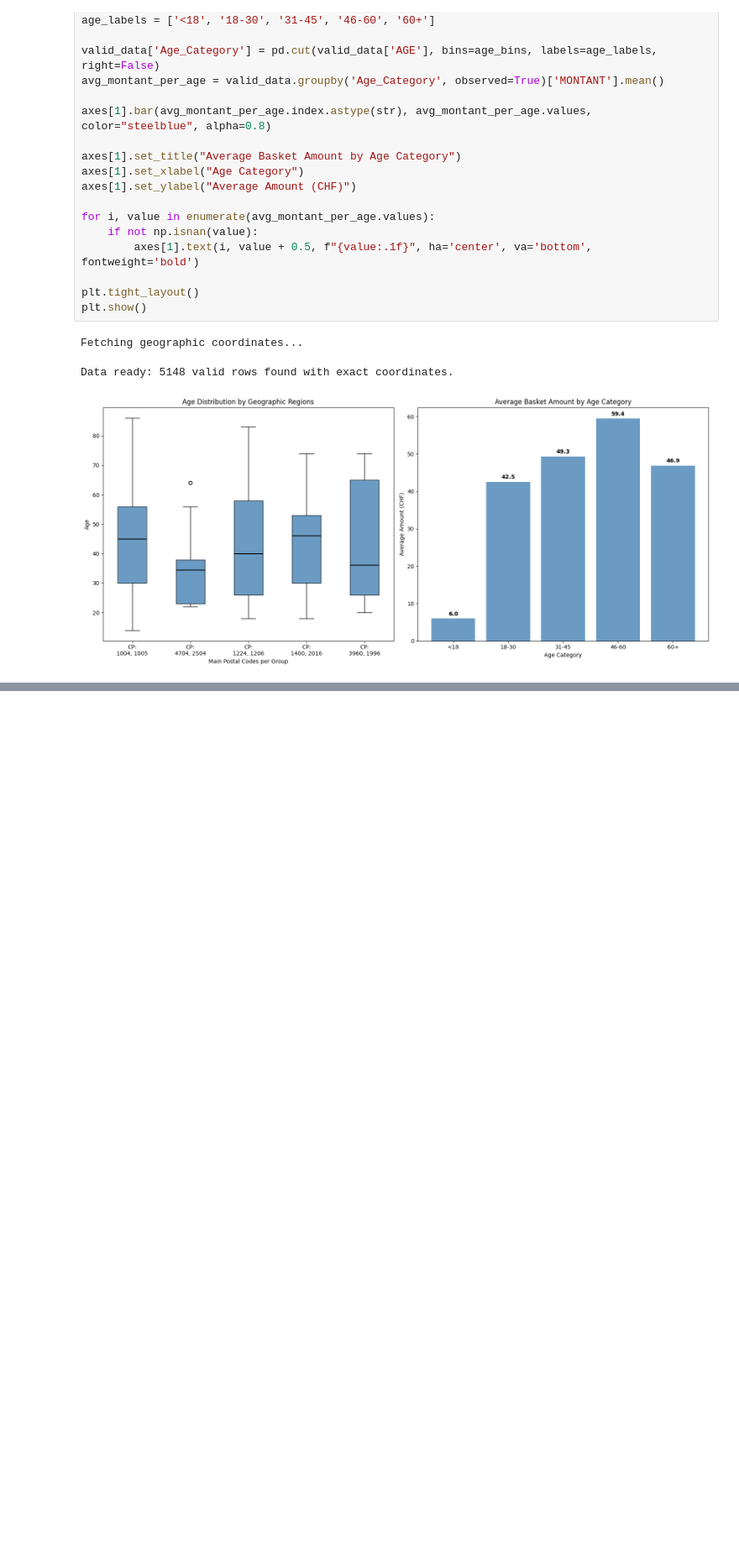
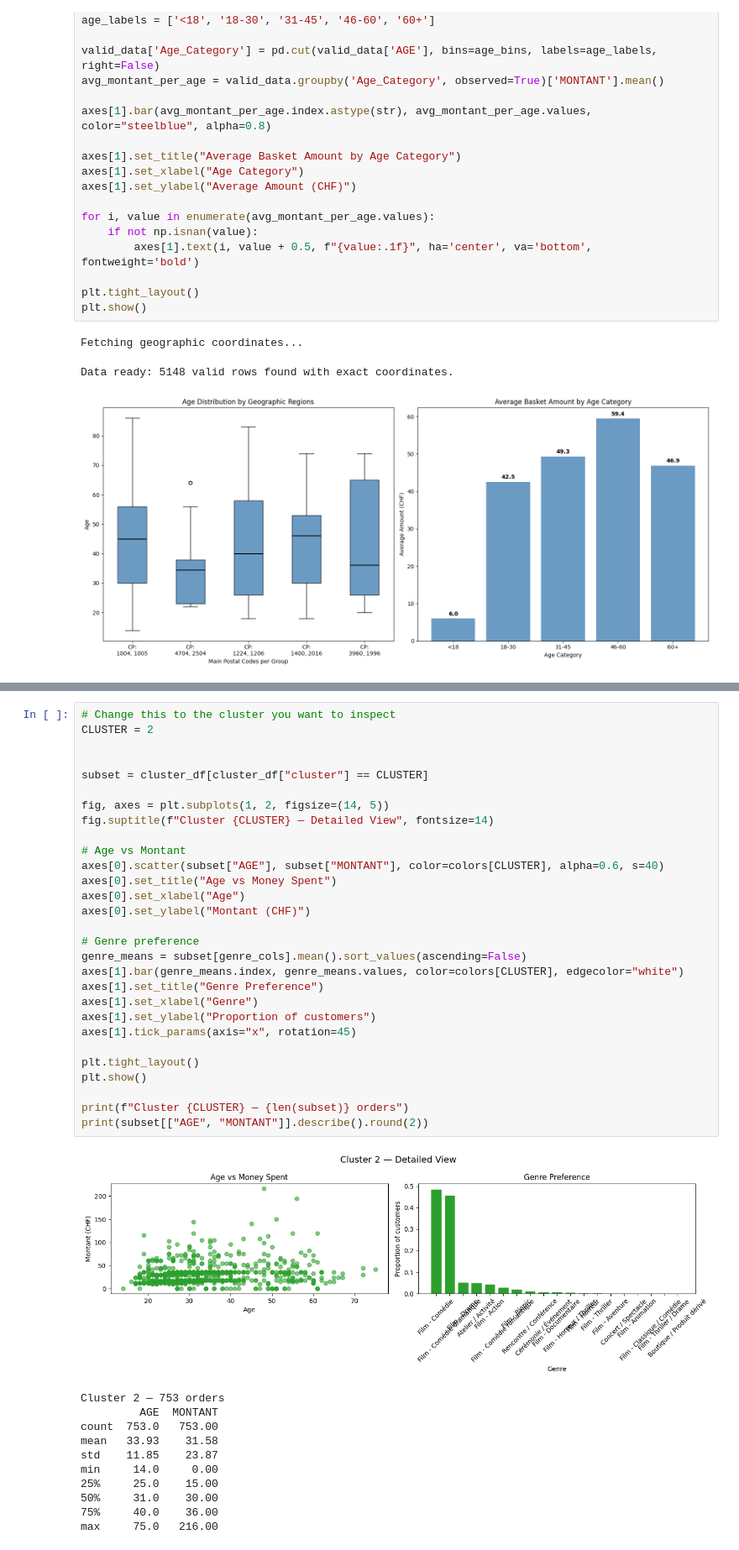
Before and after one commit to twillixa/Algorithm-in-BI, a Jupyter notebook: Main.ipynb, the cells around one changed output, grey strips where cells are left out. Shown at 84% size. Drawn from its saved outputs; the diff is of its cells as text; blank space fills up the shorter version.

```diff
--- a/Main.ipynb
+++ b/Main.ipynb
@@ -551,0 +681,41 @@ Data ready: 5148 valid rows found with exact coordinates.
+# %%
+# Change this to the cluster you want to inspect
+CLUSTER = 2
+
+
+subset = cluster_df[cluster_df["cluster"] == CLUSTER]
+
+fig, axes = plt.subplots(1, 2, figsize=(14, 5))
+fig.suptitle(f"Cluster {CLUSTER} — Detailed View", fontsize=14)
+
+# Age vs Montant
+axes[0].scatter(subset["AGE"], subset["MONTANT"], color=colors[CLUSTER], alpha=0.6, s=40)
+axes[0].set_title("Age vs Money Spent")
+axes[0].set_xlabel("Age")
+axes[0].set_ylabel("Montant (CHF)")
+
+# Genre preference
+genre_means = subset[genre_cols].mean().sort_values(ascending=False)
+axes[1].bar(genre_means.index, genre_means.values, color=colors[CLUSTER], edgecolor="white")
+axes[1].set_title("Genre Preference")
+axes[1].set_xlabel("Genre")
+axes[1].set_ylabel("Proportion of customers")
+axes[1].tick_params(axis="x", rotation=45)
+
+plt.tight_layout()
+plt.show()
+
+print(f"Cluster {CLUSTER} — {len(subset)} orders")
+print(subset[["AGE", "MONTANT"]].describe().round(2))
+# %% [output]
+[figure, added]
+Cluster 2 — 753 orders
+         AGE  MONTANT
+count  753.0   753.00
+mean   33.93    31.58
+std    11.85    23.87
+min     14.0     0.00
+25%     25.0    15.00
+50%     31.0    30.00
+75%     40.0    36.00
+max     75.0   216.00
```
Also changed, not shown: parts of 6 cells of this notebook.
